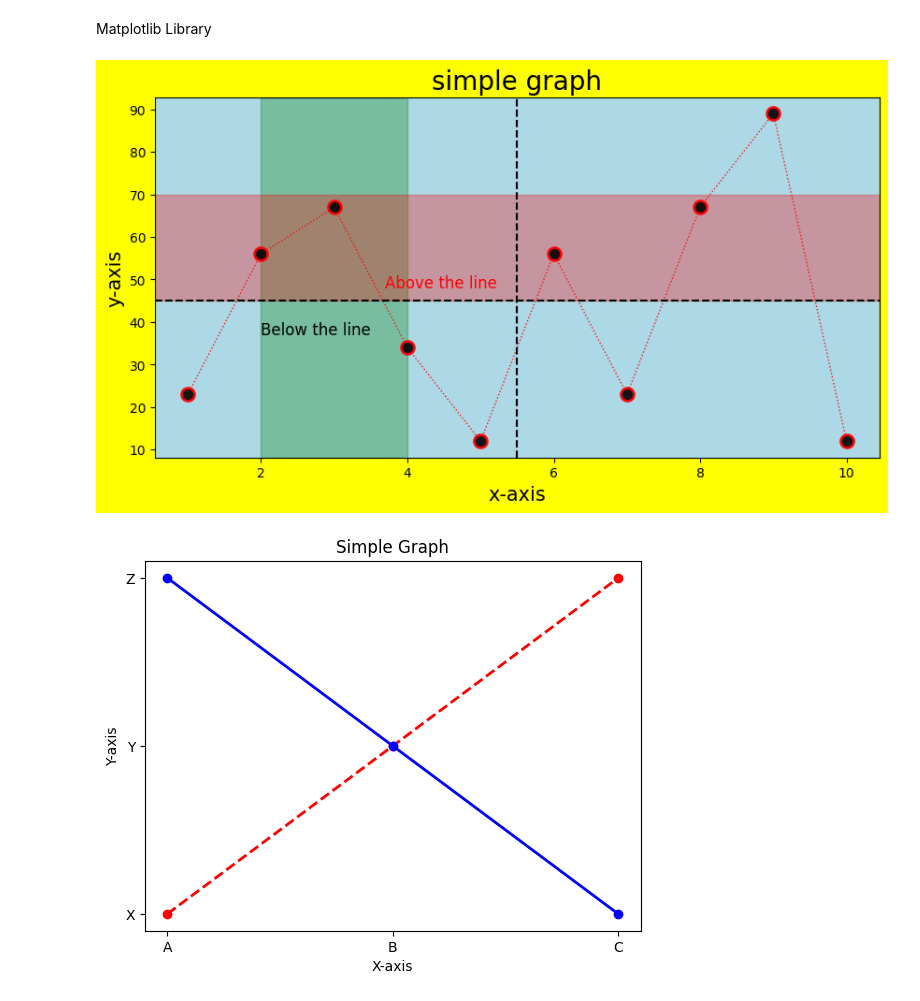
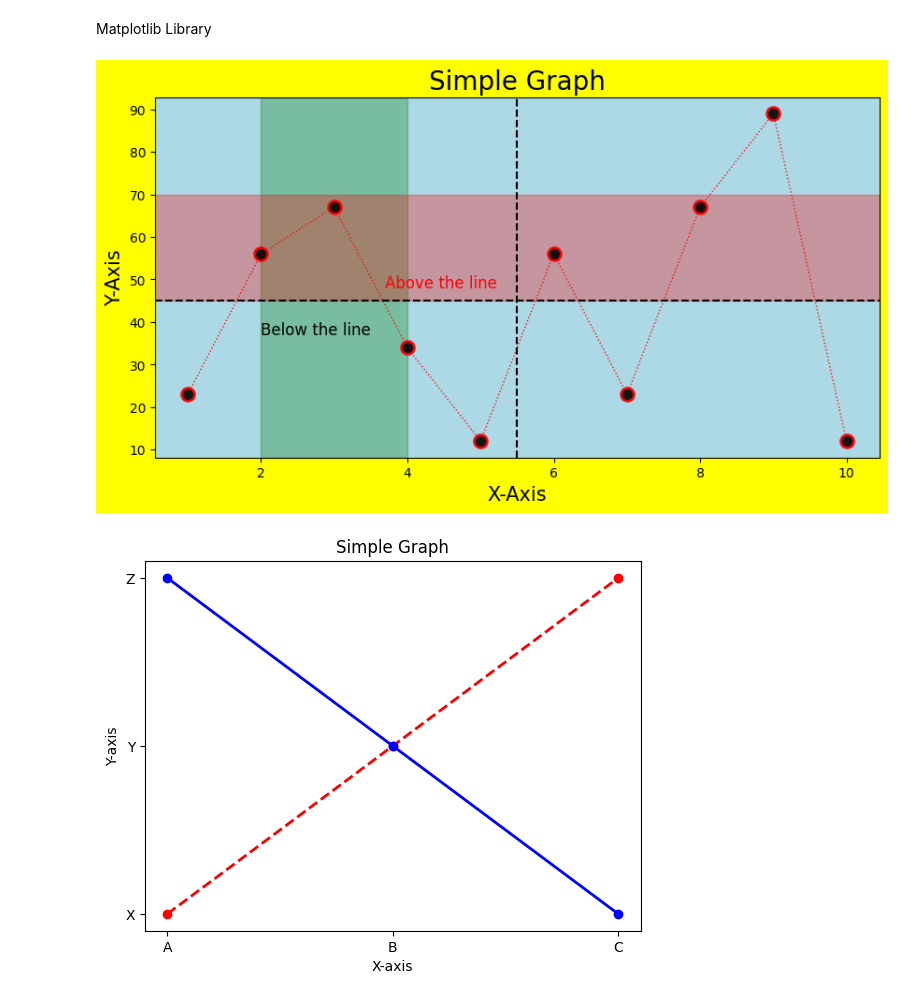
Before and after one commit to GulamAnsari12/DATA-ANALYST, a Jupyter notebook: Analysis/matplotlib.ipynb, the cells around one changed output. Drawn from its saved outputs; the diff is of its cells as text; code cells hidden in the pictures.

```diff
--- a/Analysis/matplotlib.ipynb
+++ b/Analysis/matplotlib.ipynb
@@ -14,37 +14,37 @@ x = [1,2,3,4,5,6,7,8,9,10]
 y = [23,56,67,34,12,56,23,67,89,12]
 plt.plot(x,y,
          color = 'red',
          linewidth = 1,
          marker = 'o',
          markersize = 10,
          linestyle = ':',   #dashed(---)
          markerfacecolor = 'black',
          markeredgecolor = 'red',
          markeredgewidth = 2,
          alpha = 0.9 )
 
 #setting the title and lebal
-ax.set_title("simple graph", fontsize = 20)
-ax.set_xlabel("x-axis", fontsize = 15)
-ax.set_ylabel("y-axis", fontsize = 15)
+ax.set_title("Simple Graph", fontsize = 20)
+ax.set_xlabel("X-Axis", fontsize = 15)
+ax.set_ylabel("Y-Axis", fontsize = 15)
 
 #Adding refrance lines
 ax.axhline(45,color='black', linestyle = '--')
 ax.axvline(5.5,color = 'black',linestyle = '--')
 
 #Adding text
 ax.text (3.7,48,'Above the line', fontsize = 12, color = 'red')
 ax.text(2,37,'Below the line ', fontsize = 12, color = 'black')
 
 #Add colored spans
 ax.axvspan(2,4, color = 'green', alpha = 0.3)
 ax.axhspan(45,70,color = 'red', alpha = 0.3)
 
 
 #Displaying the graph
 plt.show()
 # %% [output]
-[figure, old version]
+[figure, new version]
 # %%
 plt.plot([1,2,3],[4,5,6], linewidth=2, color='red', linestyle='--', marker='o')
 plt.plot([1,2,3],[6,5,4],linewidth=2, color='blue', linestyle = '-', marker='o')
```
Also changed, not shown: 2 other files.
